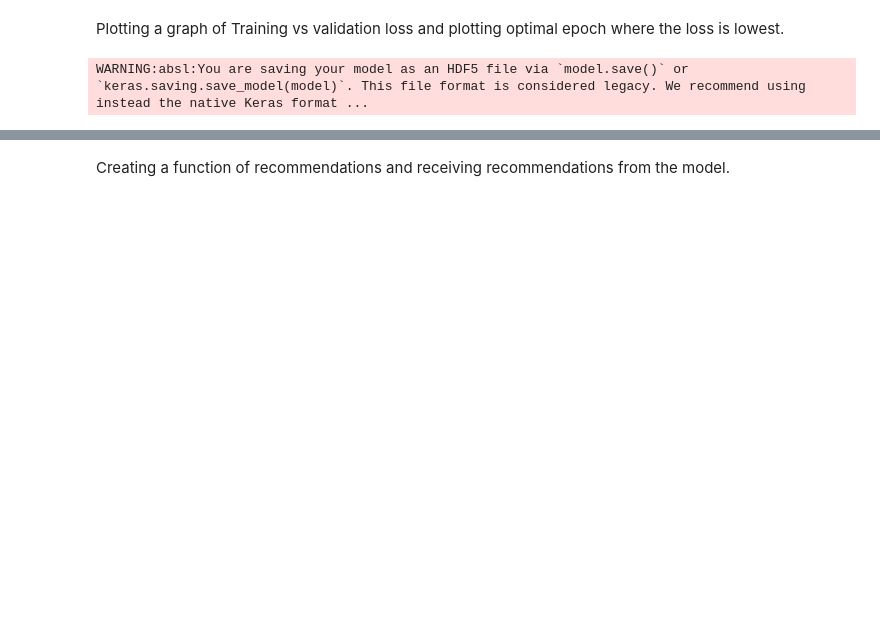
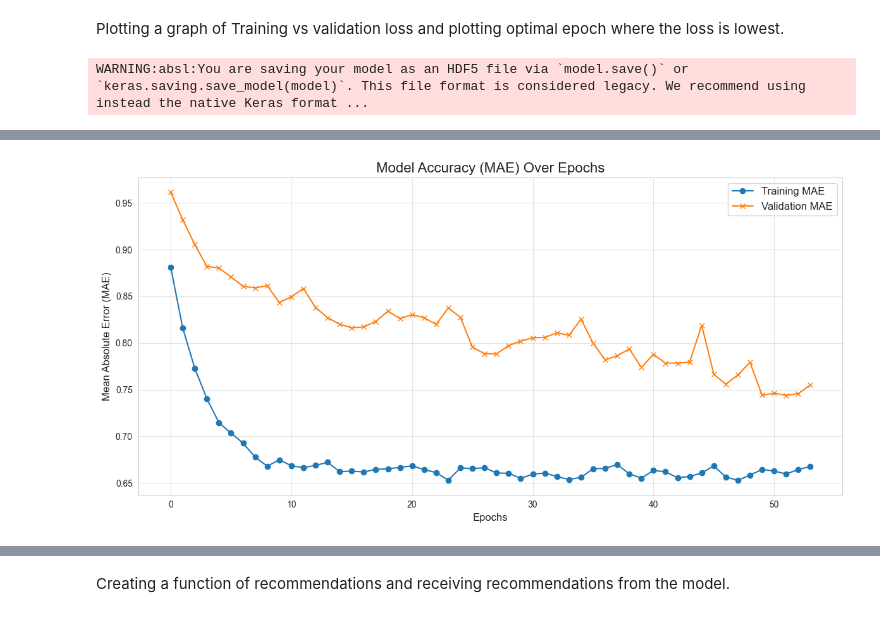
Before and after one commit to HarshTiwari1710/Sobershot, a Jupyter notebook: projectAI_Beverage.ipynb, the cells around one changed output, grey strips where cells are left out. Cells and saved outputs as stored; diff of their text form; code cells hidden in the pictures; blank space fills up the shorter version.

```diff
--- a/projectAI_Beverage.ipynb
+++ b/projectAI_Beverage.ipynb
@@ -529,0 +611,30 @@ plt.show()
+# %%
+def plot_accuracy_graph(history):
+    """
+    Plots the Mean Absolute Error (MAE) over epochs for training and validation sets.
+
+    :param history: History object from Keras model training.
+    """
+    plt.figure(figsize=(12, 6))
+
+    # Plot training and validation MAE
+    plt.plot(history.history['mae'], label='Training MAE', marker='o')
+    plt.plot(history.history['val_mae'], label='Validation MAE', marker='x')
+
+    # Add titles and labels
+    plt.title("Model Accuracy (MAE) Over Epochs", fontsize=16)
+    plt.xlabel("Epochs", fontsize=12)
+    plt.ylabel("Mean Absolute Error (MAE)", fontsize=12)
+
+    # Add legend and grid
+    plt.legend(fontsize=12)
+    plt.grid(alpha=0.5)
+
+    # Display the plot
+    plt.tight_layout()
+    plt.show()
+
+# Plot MAE graph using the model's training history
+plot_accuracy_graph(model_nn)
+# %% [output]
+[figure, added]
```
Also changed, not shown: parts of 6 cells of this notebook, 18 other files.
